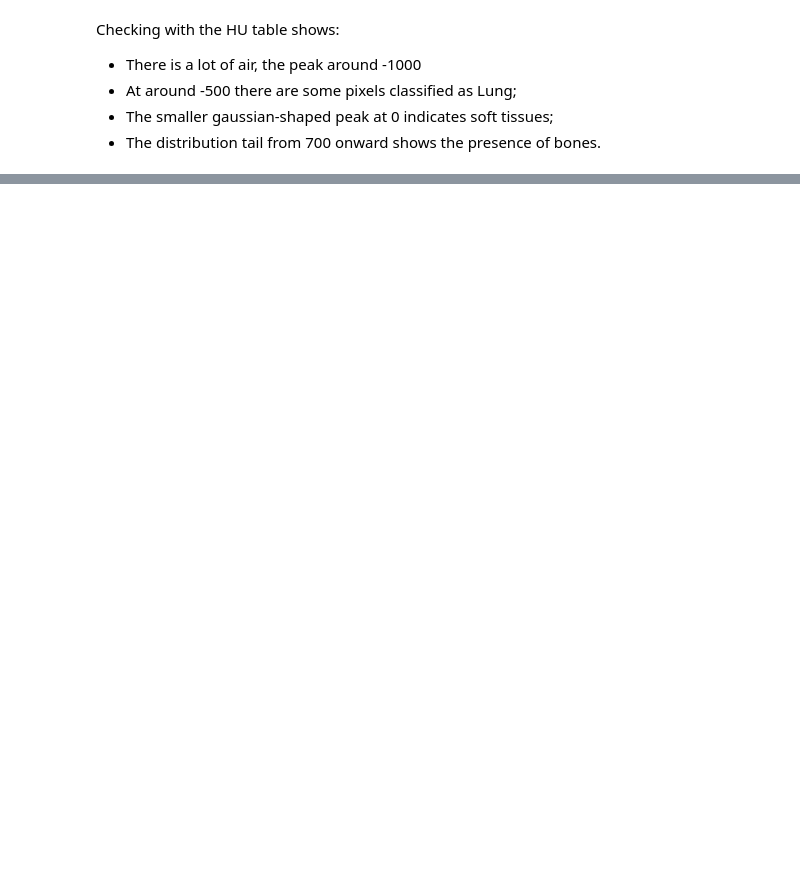
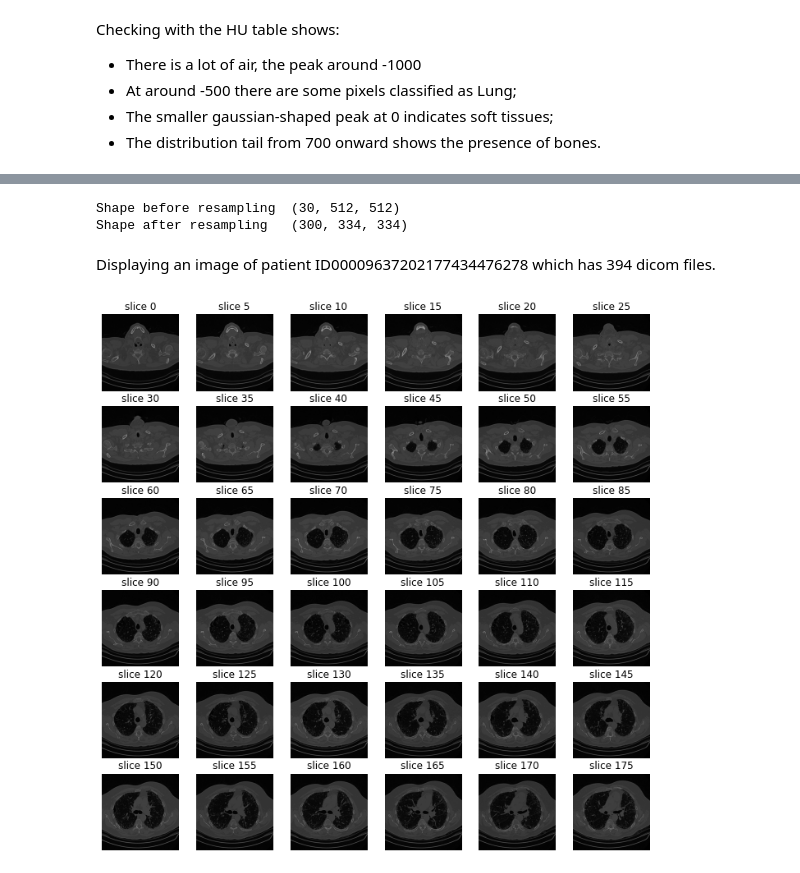
Before and after one commit to danielabebe1/Capstone2, a Jupyter notebook: Exploring_Dicom_Images.ipynb, the cells around one changed output, grey strips where cells are left out. Drawn from its saved outputs; the diff is of its cells as text; code cells hidden in the pictures; blank space fills up the shorter version.

```diff
--- a/Exploring_Dicom_Images.ipynb
+++ b/Exploring_Dicom_Images.ipynb
@@ -460,4 +159,0 @@ memory usage: 8.8+ MB
-# %%
-tmp = mod['SliceThickness'].astype('float').value_counts().to_frame().reset_index().sort_values(by = 'index')
-tmp.columns = ['SliceThickness','Count']
-ax = sns.barplot(y='Count', x = 'SliceThickness',  data=tmp)
@@ -466,4 +159,0 @@ ax = sns.barplot(y='Count', x = 'SliceThickness',  data=tmp)
-# %%
-tmp = mod['KVP'].astype('float').value_counts().to_frame().reset_index().sort_values(by = 'index')
-tmp.columns = ['KVP','Count']
-ax = sns.barplot(y='Count', x = 'KVP',  data=tmp)
@@ -472,9 +159,0 @@ ax = sns.barplot(y='Count', x = 'KVP',  data=tmp)
-# %%
-fig, ax = plt.subplots()
-
-tmp = mod['TableHeight'].astype('float').value_counts().to_frame().reset_index().sort_values(by = 'index')
-sns.set(rc={'figure.figsize':(20,10)})
-sns.distplot(tmp["TableHeight"])
-
-ax2 = plt.axes([0.7, 0.5, .15, .3], facecolor='y')
-ax2 = sns.violinplot(y=tmp["TableHeight"],  ax=ax2)
@@ -484,0 +180,26 @@ df = mod.merge(train , left_on='PatientID', right_on='Patient')
+# %%
+#Applying the resample function on the first patinet
+pix_resampled, spacing = resample(patient_hu, patient_scans, [1,1,1])
+print("Shape before resampling\t", patient_hu.shape)
+print("Shape after resampling\t", pix_resampled.shape)
+# %% [output]
+Shape before resampling  (30, 512, 512)
+Shape after resampling   (300, 334, 334)
+# %% [markdown]
+Displaying an image of patient ID00009637202177434476278 which has 394 dicom files.
+# %%
+#displaying image of patient ID00009637202177434476278 every five slices and see the difference.
+patient_scans = load_dcm(image_train + patients[1])
+patient_hu = get_pixels_hu(patient_scans)
+def sample_stack(stack, rows=6, cols=6, start_with=0, show_every=5):
+  fig,ax = plt.subplots(rows,cols,figsize=[12,12])
+  for i in range(rows*cols):
+    ind = start_with + i*show_every
+    ax[int(i/rows),int(i % rows)].set_title('slice %d' % ind)
+    ax[int(i/rows),int(i % rows)].imshow(stack[ind],cmap='gray')
+    ax[int(i/rows),int(i % rows)].axis('off')
+  plt.show()
+
+sample_stack(patient_hu)
+# %% [output]
+[figure, added]
```
Also changed, not shown: parts of 93 cells of this notebook.
